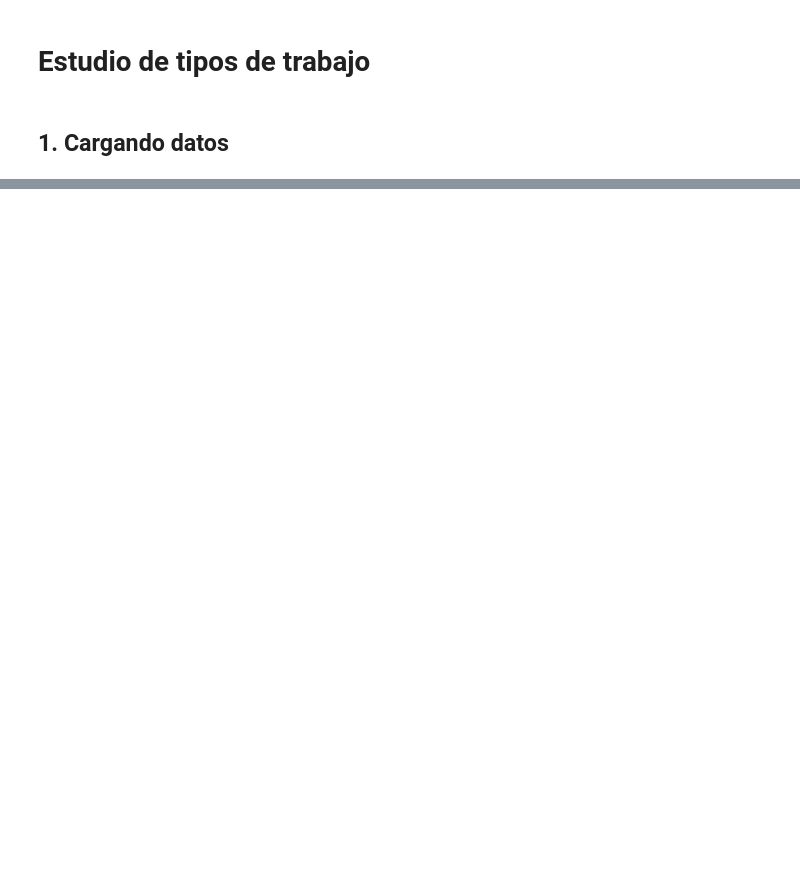
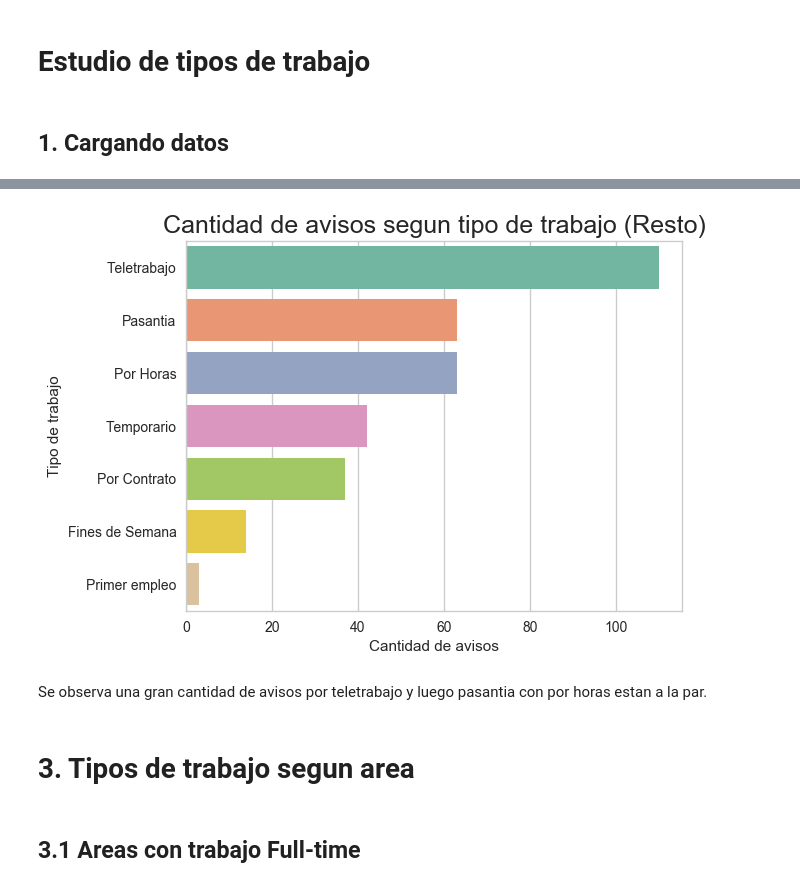
Before and after one commit to GastonMontes/75.06-Datos-TP1, a Jupyter notebook: Notebooks/Estudio de tipos de trabajo.ipynb, the cells around one changed output, grey strips where cells are left out. Cells and saved outputs as stored; diff of their text form; code cells hidden in the pictures; blank space fills up the shorter version.

```diff
--- a/Notebooks/Estudio de tipos de trabajo.ipynb
+++ b/Notebooks/Estudio de tipos de trabajo.ipynb
@@ -25,0 +41,11 @@ df_avisos_detalle = pd.read_csv("../Data/fiuba_6_avisos_detalle.csv", low_memory
+# %%
+g = sns.barplot(y=datos.index, x=datos.values, palette=sns.color_palette("Set2", 10))
+g.set_title('Cantidad de avisos segun tipo de trabajo (Resto)', fontsize=18);
+g.set_xlabel('Cantidad de avisos');
+g.set_ylabel('Tipo de trabajo');
+# %% [output]
+[figure, added]
+# %% [markdown]
+Se observa una gran cantidad de avisos por teletrabajo y luego pasantia con por horas estan a la par.
+# %% [markdown]
+# 3. Tipos de trabajo segun area
@@ -25,0 +55,2 @@ df_avisos_detalle = pd.read_csv("../Data/fiuba_6_avisos_detalle.csv", low_memory
+# %% [markdown]
+## 3.1 Areas con trabajo Full-time
```
Also changed, not shown: parts of 34 cells of this notebook, 1 other file.
